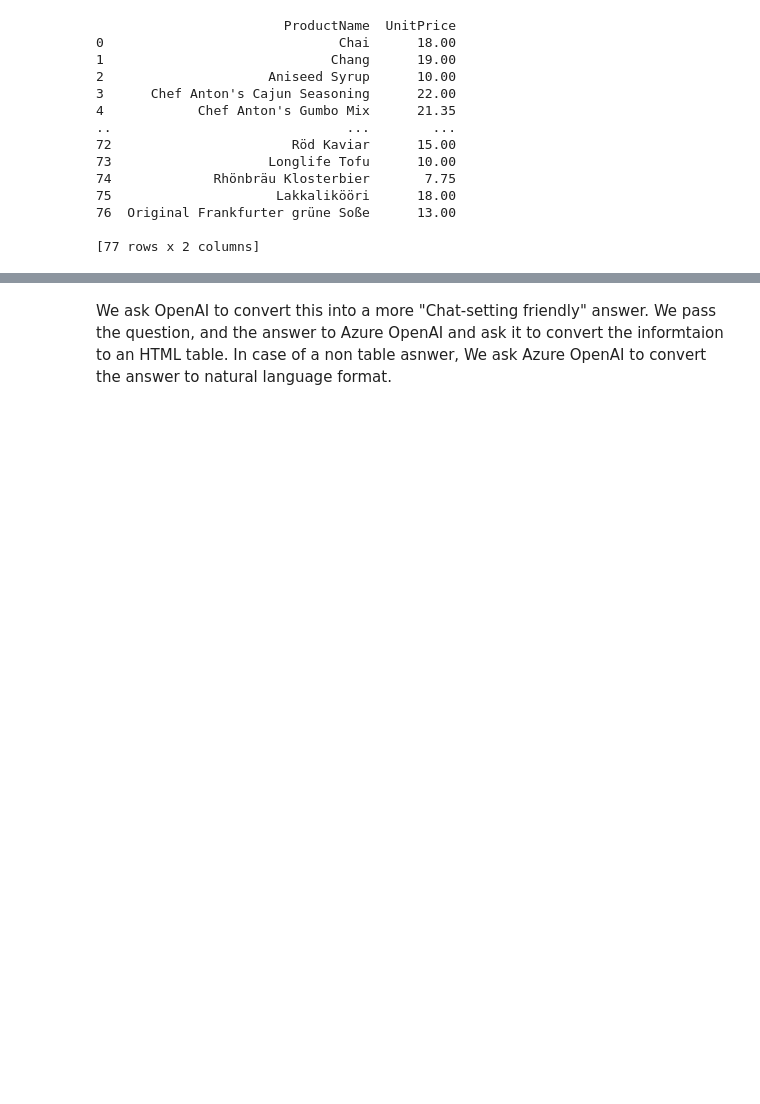
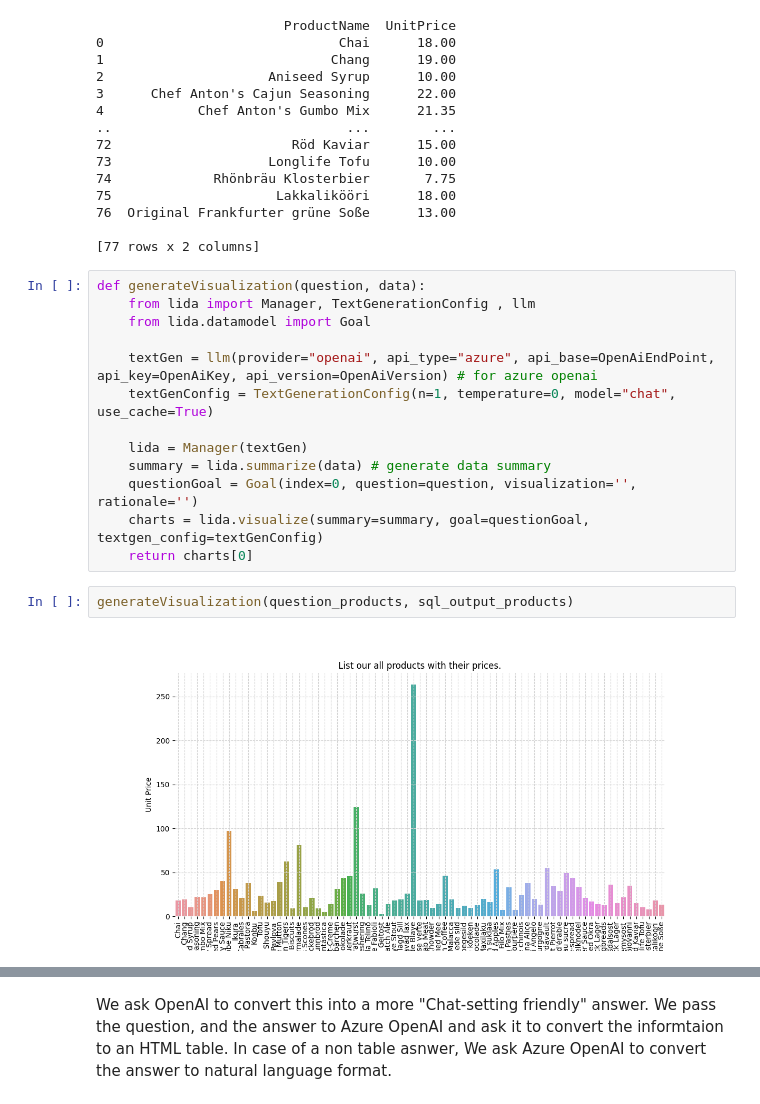
Before and after one commit to akshata29/entaoai, a Jupyter notebook: Workshop/6A_AskSql.ipynb, the cells around one changed output, grey strips where cells are left out. Drawn from its saved outputs; the diff is of its cells as text; blank space fills up the shorter version.

```diff
--- a/Workshop/6A_AskSql.ipynb
+++ b/Workshop/6A_AskSql.ipynb
@@ -284,3 +284,20 @@ print(sql_output_products)
 76  Original Frankfurter grüne Soße      13.00
 
 [77 rows x 2 columns]
+# %%
+def generateVisualization(question, data):
+    from lida import Manager, TextGenerationConfig , llm
+    from lida.datamodel import Goal
+
+    textGen = llm(provider="openai", api_type="azure", api_base=OpenAiEndPoint, api_key=OpenAiKey, api_version=OpenAiVersion) # for azure openai
+    textGenConfig = TextGenerationConfig(n=1, temperature=0, model="chat", use_cache=True)
+
+    lida = Manager(textGen)
+    summary = lida.summarize(data) # generate data summary
+    questionGoal = Goal(index=0, question=question, visualization='', rationale='')
+    charts = lida.visualize(summary=summary, goal=questionGoal, textgen_config=textGenConfig)
+    return charts[0]
+# %%
+generateVisualization(question_products, sql_output_products)
+# %% [output]
+[figure, added]
```
Also changed, not shown: parts of 5 cells of this notebook, 52 other files.
